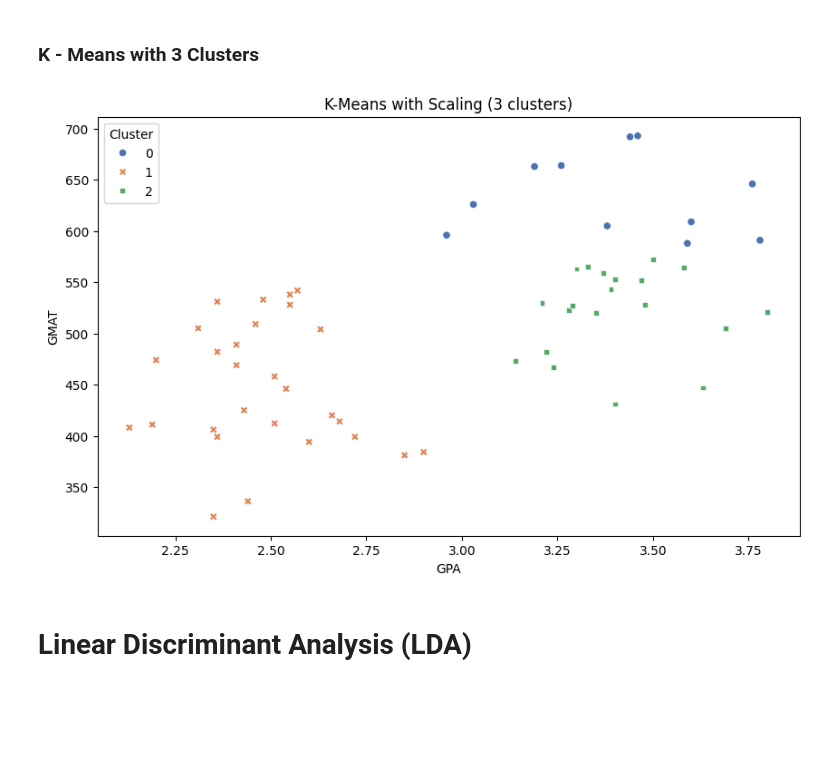
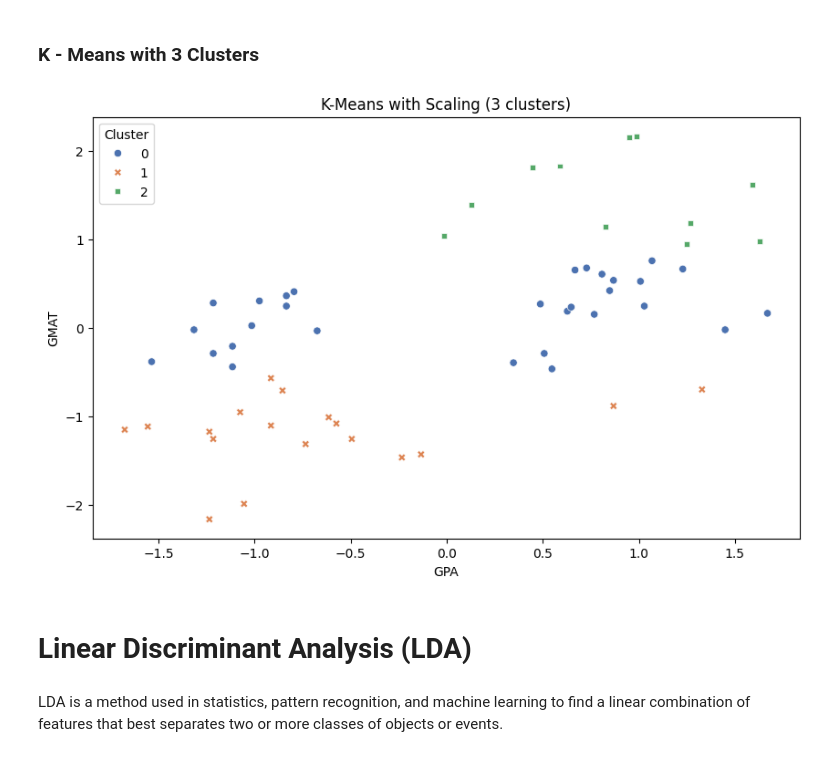
Before and after one commit to babli18/MKT---Consumer-And-Brand-Research, a Jupyter notebook: stp_tools.ipynb, the cells around one changed output. Cells and saved outputs as stored; diff of their text form; code cells hidden in the pictures; blank space fills up the shorter version.

```diff
--- a/stp_tools.ipynb
+++ b/stp_tools.ipynb
@@ -129,14 +133,16 @@ df['Cluster'] = kmeans_3.labels_
 # %%
 # plot to visulaise the K-means with 3 clusers on scaled data
 
 plt.figure(figsize=(10, 6))
-sns.scatterplot(data=df, x='GPA', y='GMAT', hue='Cluster', style='Cluster', palette='deep')
+sns.scatterplot(data=df_norm, x='GPA', y='GMAT', hue='Cluster', style='Cluster', palette='deep')
 plt.xlabel('GPA')
 plt.ylabel('GMAT')
 plt.title('K-Means with Scaling (3 clusters)')
 plt.legend(title='Cluster')
 plt.show()
 # %% [output]
-[figure, old version]
+[figure, new version]
 # %% [markdown]
 # Linear Discriminant Analysis (LDA)
+# %% [markdown]
+LDA is a method used in statistics, pattern recognition, and machine learning to find a linear combination of features that best separates two or more classes of objects or events.
```
Also changed, not shown: parts of 17 cells of this notebook.
